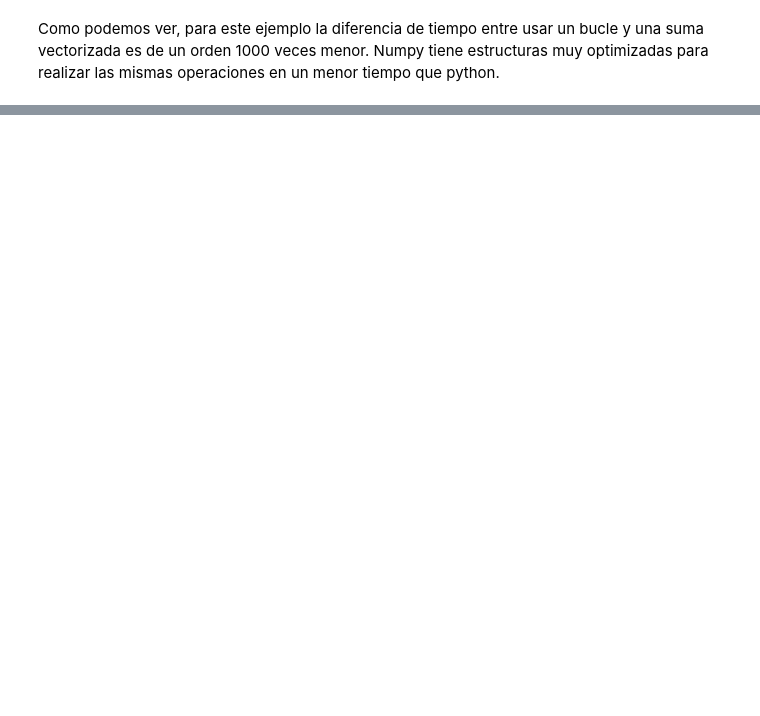
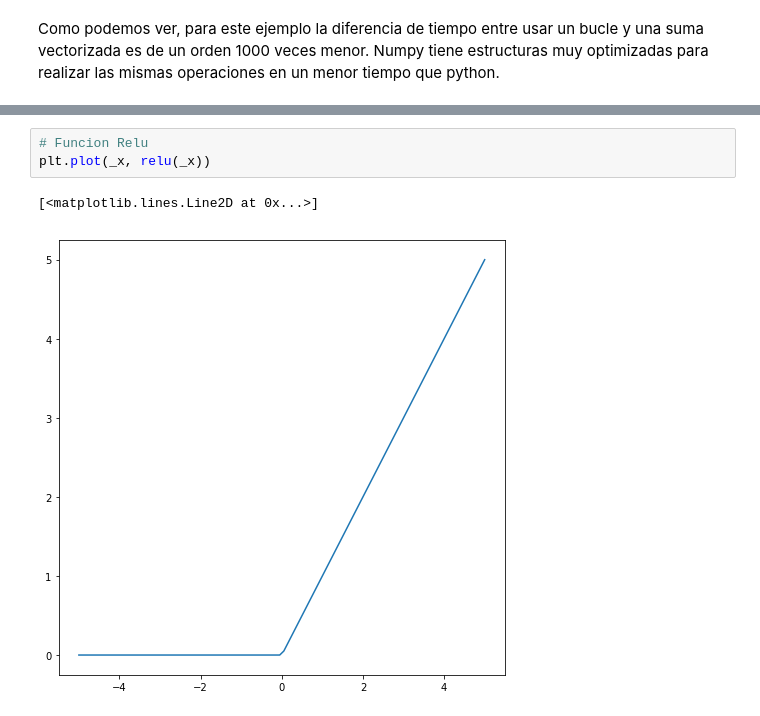
Before and after one commit to LuisEduardoCantero/Data_Science_in_Cosmology, a Jupyter notebook: Semana1/Ejercicio_2.ipynb, the cells around one changed output, grey strips where cells are left out. Cells and saved outputs as stored; diff of their text form; blank space fills up the shorter version.

```diff
--- a/Semana1/Ejercicio_2.ipynb
+++ b/Semana1/Ejercicio_2.ipynb
@@ -119,0 +140,6 @@ Como podemos ver, para este ejemplo la diferencia de tiempo entre usar un bucle
+# %%
+# Funcion Relu
+plt.plot(_x, relu(_x))
+# %% [output]
+[<matplotlib.lines.Line2D at 0x...>]
+[figure, added]
```
Also changed, not shown: parts of 13 cells of this notebook, 1 other file.
